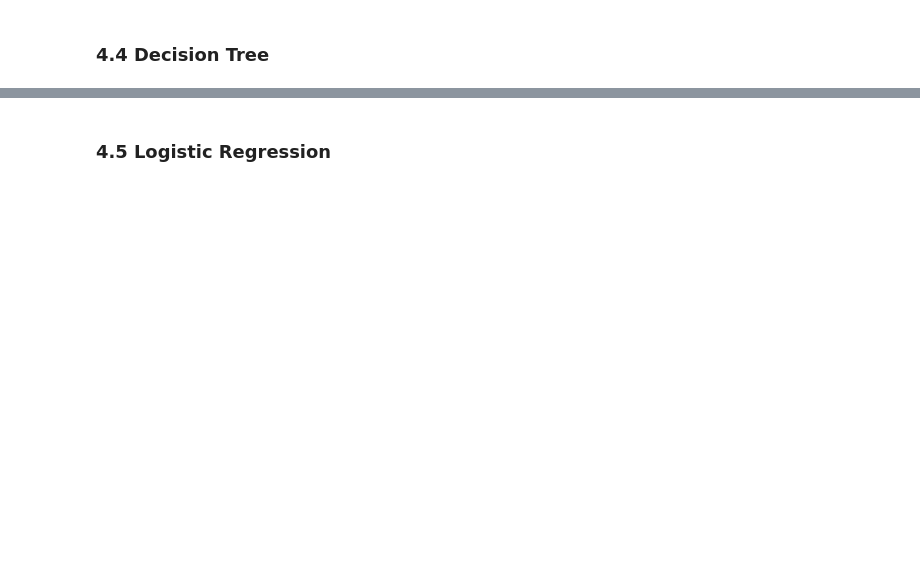
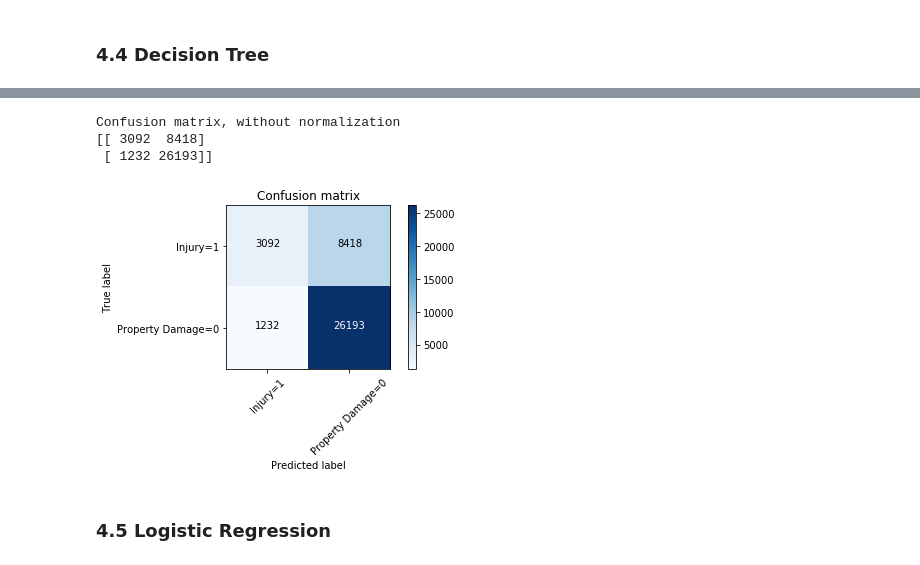
Before and after one commit to turalyonhu/Applied-Data-Science-Capstone, a Jupyter notebook: Car-Accident-Severity.ipynb, the cells around one changed output, grey strips where cells are left out. Saved outputs shown, nothing was run; the diff lists cells and outputs as text; code cells hidden in the pictures; blank space fills up the shorter version.

```diff
--- a/Car-Accident-Severity.ipynb
+++ b/Car-Accident-Severity.ipynb
@@ -560,3 +652,15 @@ f1_score(Y_test, yhat, average='macro')
+# %%
+  #Plot it
+cnf_matrix = confusion_matrix(Y_test, yhatDT, labels=[1,0])
+np.set_printoptions(precision=2)
+# %%
+plt.figure()
+plot_confusion_matrix(cnf_matrix, classes=['Injury=1','Property Damage=0'],normalize= False,  title='Confusion matrix')
+# %% [output]
+Confusion matrix, without normalization
+[[ 3092  8418]
+ [ 1232 26193]]
+[figure, added]
 # %% [markdown]
 ### 4.5 Logistic Regression
 # %%
```
Also changed, not shown: parts of 19 cells of this notebook, 2 other files.
